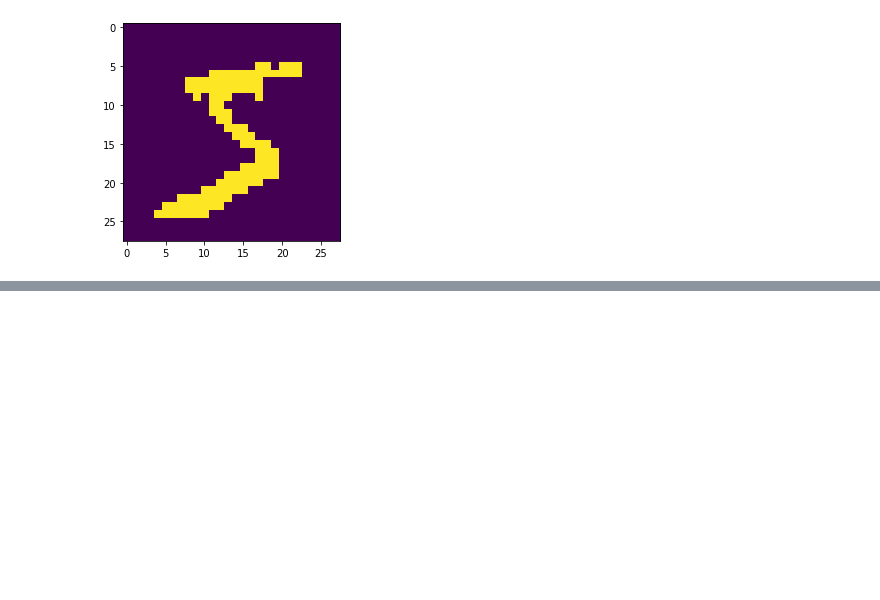
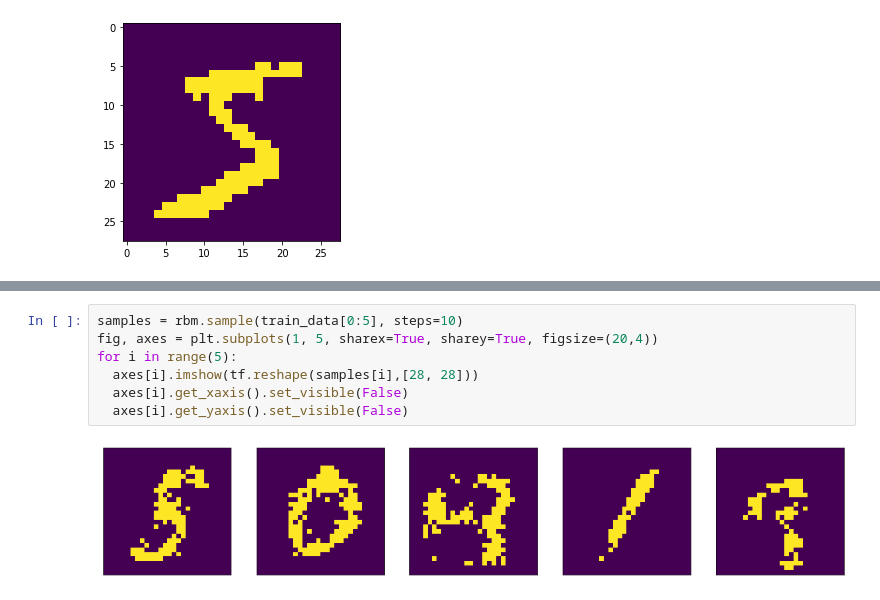
Before and after one commit to adammoss/MLiS2, a Jupyter notebook: examples/unsupervised/rbm.ipynb, the cells around one changed output, grey strips where cells are left out. Drawn from its saved outputs; the diff is of its cells as text; blank space fills up the shorter version.

```diff
--- a/examples/unsupervised/rbm.ipynb
+++ b/examples/unsupervised/rbm.ipynb
@@ -133,3 +157,12 @@ for i in range(5):
+# %%
+samples = rbm.sample(train_data[0:5], steps=10)
+fig, axes = plt.subplots(1, 5, sharex=True, sharey=True, figsize=(20,4))
+for i in range(5):
+  axes[i].imshow(tf.reshape(samples[i],[28, 28]))
+  axes[i].get_xaxis().set_visible(False)
+  axes[i].get_yaxis().set_visible(False)
+# %% [output]
+[figure, added]
 # %%
 plt.plot(err)
 plt.xlabel('epochs')
```
Also changed, not shown: parts of 12 cells of this notebook.
